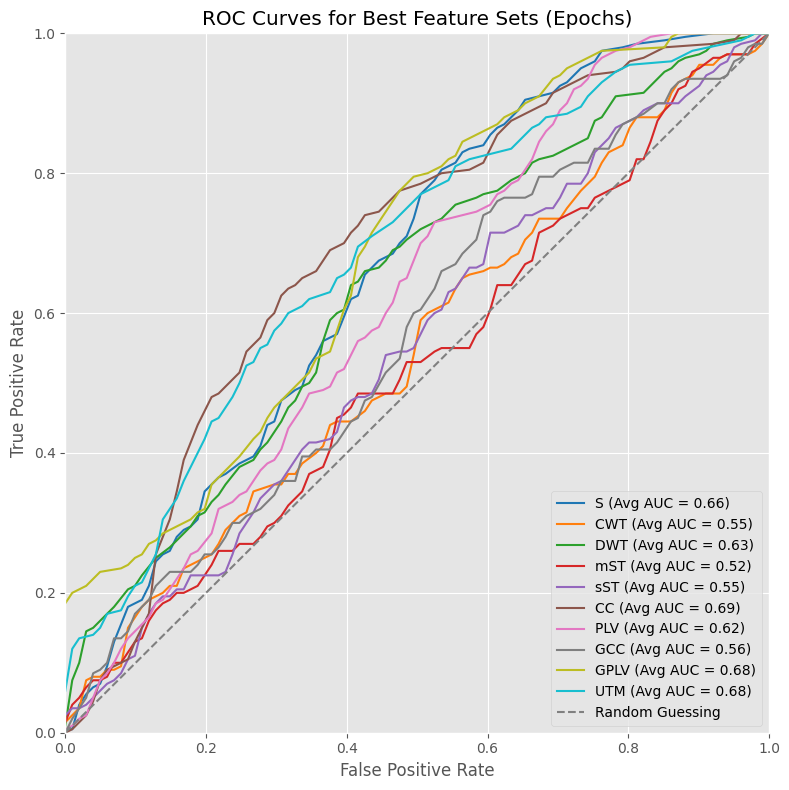
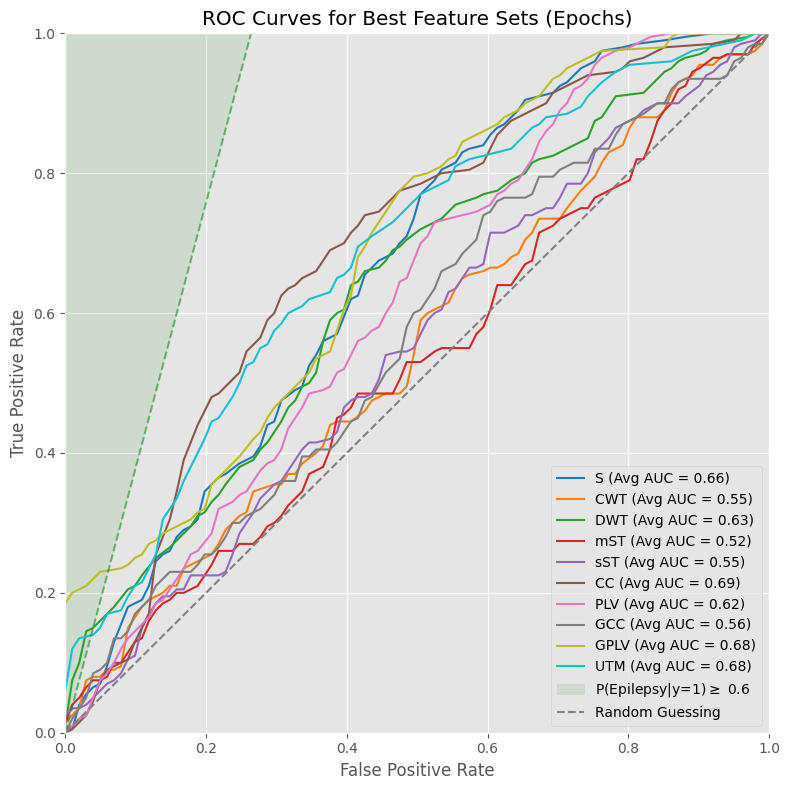
The change to this notebook cell's code, shown as a diff; its figure went from the first image to the second:
--- before
+++ after
@@ -59,4 +59,9 @@
         plt.plot(fpr_pooled, tpr_pooled, label=f'{featnames[feature_type]} (AUC = {auc_pooled:.2f})', color=colors[feat_types.index(feature_type)], linestyle='solid')
 
+slope = compute_threshold_slope(n_epileptic, n_healthy, posterior_threshold=0.6)
+# plot a line with this slope, limit the y axis to [0, 1]
+plt.plot([0, 1], [0, slope], '--', color='green', alpha=0.5)
+#fill above the line
+plt.fill_between([0, 1], [0, slope],[1, slope], color='green', alpha=0.1, label='P(Epilepsy|y=1)$ \geq $ 0.6')
 
 

Commit: added shap, more plotting utils